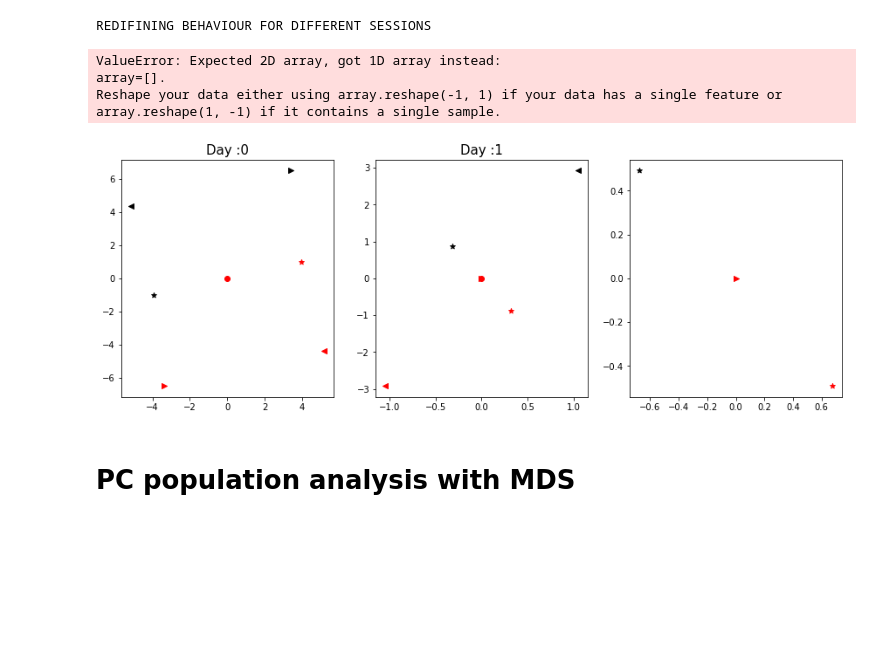
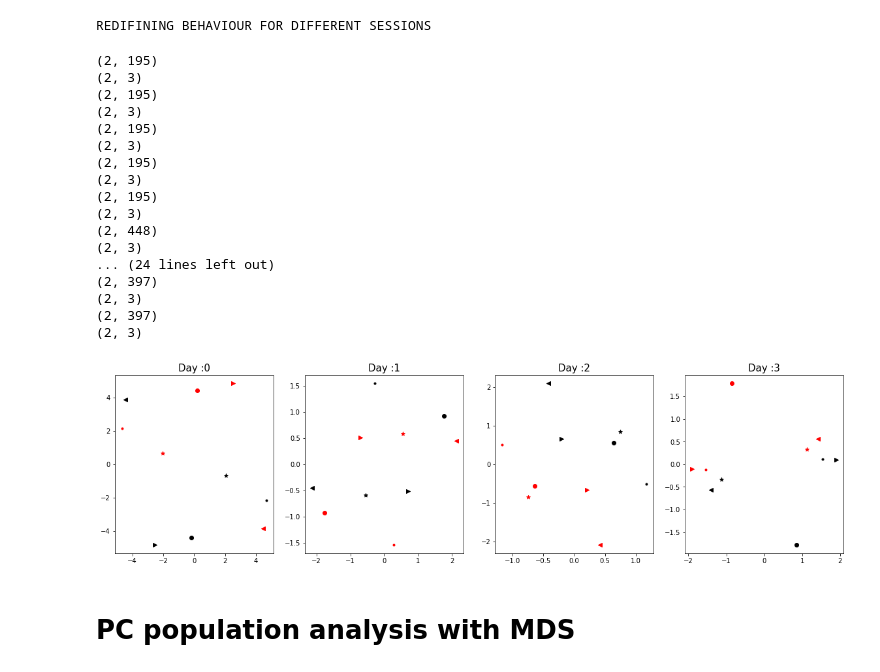
Before and after one commit to melisamc89/neural_analysys, a Jupyter notebook: src/population_vector_analysis_DLC_stability.ipynb, the cells around one changed output. Drawn from its saved outputs; the diff is of its cells as text; code cells hidden in the pictures; blank space fills up the shorter version.

```diff
--- a/src/population_vector_analysis_DLC_stability.ipynb
+++ b/src/population_vector_analysis_DLC_stability.ipynb
@@ -360,7 +360,7 @@ for day in range(len(behaviour_list)):
             time = events_time[position_events]
             i = 0
             for event in events_duration:
-                if event > period1:
+                if event:
                     object_data.append(activity_list[day][:,time[i]:time[i]+period1])
                 i = i + 1
             object_list.append(object_data)
@@ -381,29 +381,46 @@ for day in range(len(behaviour_list)):
 # %%
 from sklearn.manifold import MDS
 
-embedding = MDS(n_components=2)
+embedding = MDS(n_components=3)
 fig = plt.figure(figsize=(20, 5))
 grid = plt.GridSpec(1,4)
-colornames=["r","k","g","blue"]
+colornames=["r","k","g","blue","orange"]
 markertype = ['*','>','<','o','.']
 
 for day in range(4):
     ax1 = fig.add_subplot(grid[0,day])#,projection='3d')
     for trial in range(5):
         X = np.array(population_vector_day[day][trial])
-        #print(X.shape)
+        print(X.shape)
         #if X.shape[0] > 3 :
         X_transformed = embedding.fit_transform(X)
-        #print(X_transformed.shape)
+        print(X_transformed.shape)
         for i in range(X_transformed.shape[0]):
             ax1.scatter(X_transformed[i,0],X_transformed[i,1],color = colornames[i],marker = markertype[trial])
             #print(X_transformed.shape)
     ax1.set_title('Day :' + f'{day}', fontsize = 15)
+    #ax1.legend(['Rest0','Rest1','Nav','Obj1','Onj2'])
+
+    #ax1.legend(['Trial1-obj1','Trial1-Obj2','Trial2-obj1','Trial2-Obj2','Trial3-obj1','Trial3-Obj2','Trial4-obj1','Trial4-Obj2','Trial5-obj1','Trial5-Obj2'])
 # %% [output]
-ValueError: Expected 2D array, got 1D array instead:
-array=[].
-Reshape your data either using array.reshape(-1, 1) if your data has a single feature or array.reshape(1, -1) if it contains a single sample.
+(2, 195)
+(2, 3)
+(2, 195)
+(2, 3)
+(2, 195)
+(2, 3)
+(2, 195)
+(2, 3)
+(2, 195)
+(2, 3)
+(2, 448)
+(2, 3)
+... (24 lines left out)
+(2, 397)
+(2, 3)
+(2, 397)
+(2, 3)
-[figure, old version]
+[figure, new version]
 # %% [markdown]
 # PC population analysis with MDS
 # %%
```
Also changed, not shown: 23 other files.
